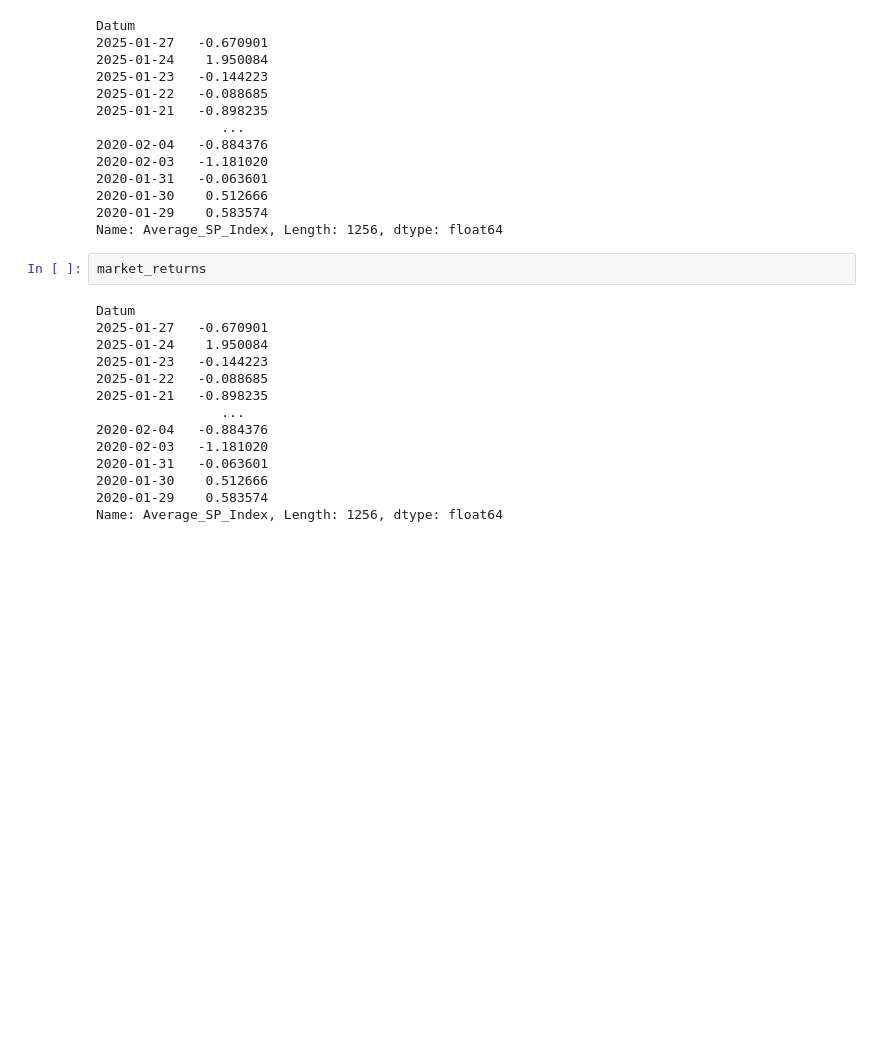
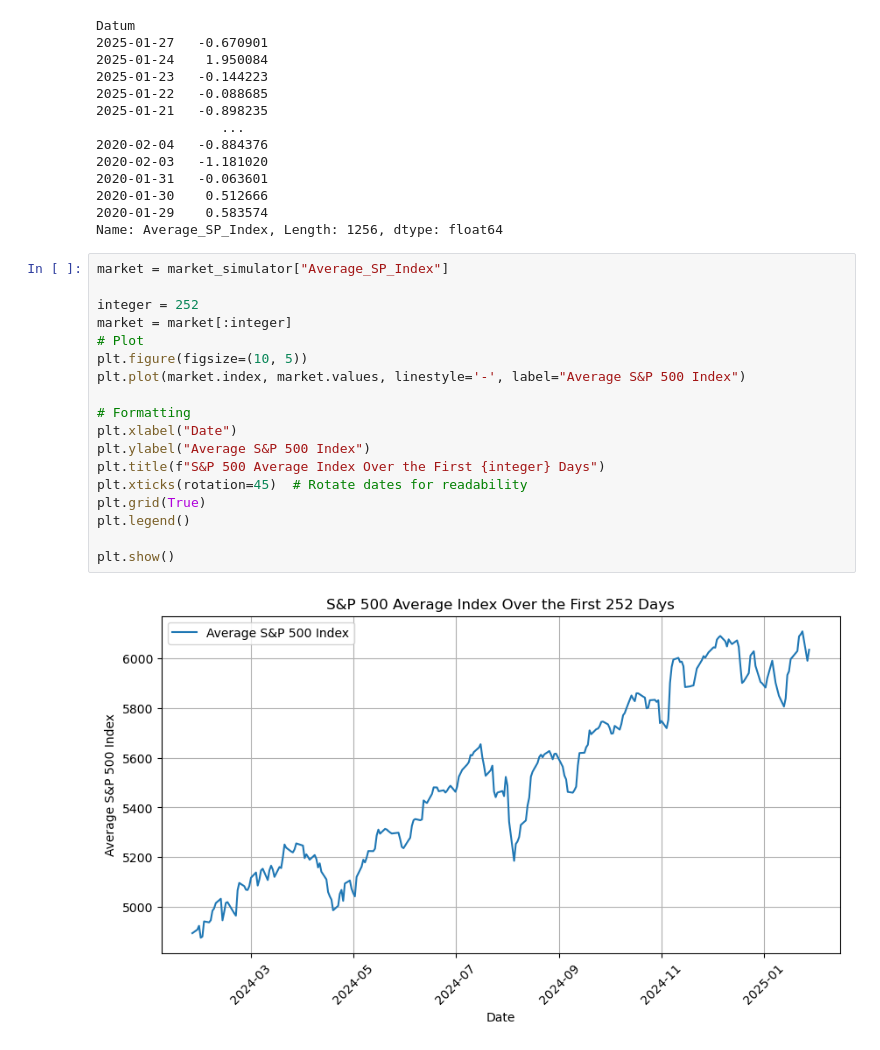
Before and after one commit to oscar10-wq/RL-Mathfin, a Jupyter notebook: RL_algorithm.ipynb, the cells around one changed output. Saved outputs shown, nothing was run; the diff lists cells and outputs as text; blank space fills up the shorter version.

```diff
--- a/RL_algorithm.ipynb
+++ b/RL_algorithm.ipynb
@@ -36,22 +36,26 @@ Datum
 2020-01-30    0.512666
 2020-01-29    0.583574
 Name: Average_SP_Index, Length: 1256, dtype: float64
-# %%
-market_returns
-# %% [output]
-Datum
-2025-01-27   -0.670901
-2025-01-24    1.950084
-2025-01-23   -0.144223
-2025-01-22   -0.088685
-2025-01-21   -0.898235
-                ...
-2020-02-04   -0.884376
-2020-02-03   -1.181020
-2020-01-31   -0.063601
-2020-01-30    0.512666
-2020-01-29    0.583574
-Name: Average_SP_Index, Length: 1256, dtype: float64
+# %%
+market = market_simulator["Average_SP_Index"]
+
+integer = 252
+market = market[:integer]
+# Plot
+plt.figure(figsize=(10, 5))
+plt.plot(market.index, market.values, linestyle='-', label="Average S&P 500 Index")
+
+# Formatting
+plt.xlabel("Date")
+plt.ylabel("Average S&P 500 Index")
+plt.title(f"S&P 500 Average Index Over the First {integer} Days")
+plt.xticks(rotation=45)  # Rotate dates for readability
+plt.grid(True)
+plt.legend()
+
+plt.show()
+# %% [output]
+[figure, added]
 # %%
 import numpy as np
 import random
```
Also changed, not shown: parts of 1 cell of this notebook.
